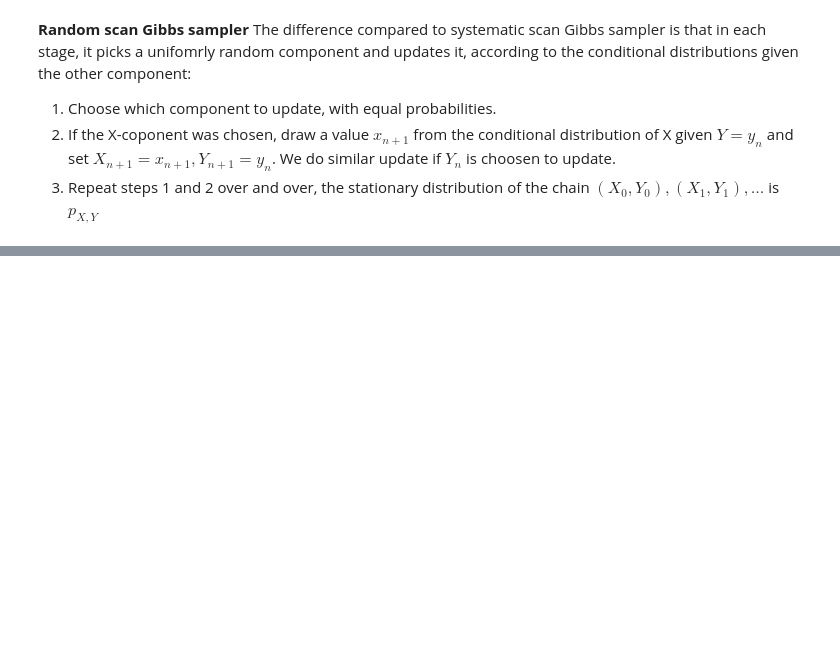
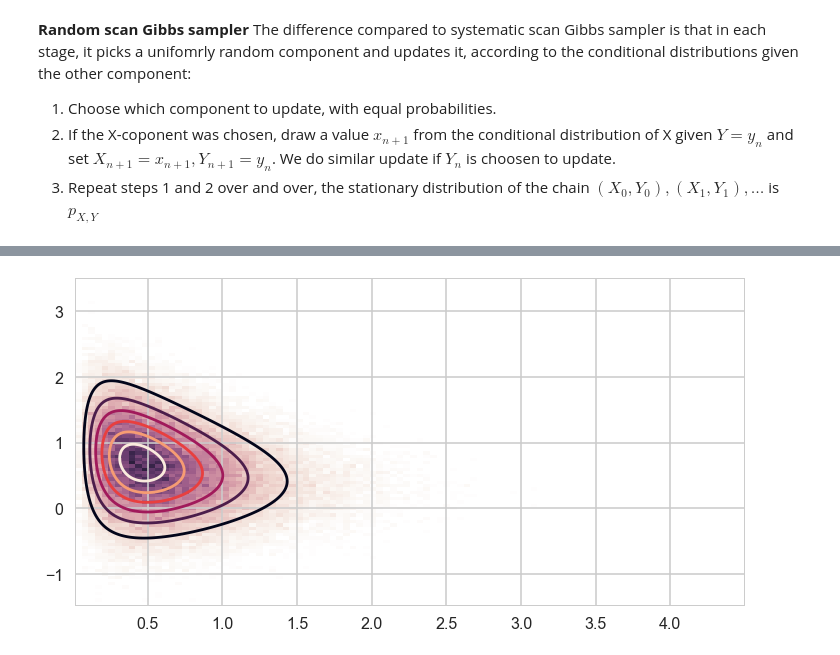
Before and after one commit to totucuong/bayes_data_analysis, a Jupyter notebook: notes/theory/sampling/MCMC_sampling_techniques.ipynb, the cells around one changed output, grey strips where cells are left out. Drawn from its saved outputs; the diff is of its cells as text; code cells hidden in the pictures; blank space fills up the shorter version.

```diff
--- a/notes/theory/sampling/MCMC_sampling_techniques.ipynb
+++ b/notes/theory/sampling/MCMC_sampling_techniques.ipynb
@@ -299,0 +321,29 @@ We illustrate Gibbs sampler in the context of bivariate $p(X,Y)$ and both $X, Y$
+# %%
+def ycond(x):
+    return norm.rvs(1/(1+x), scale=1.0/np.sqrt(2*(x+1)))
+# %%
+def gibbs(xgiveny_sample, ygivenx_sample, N, start = [0,0]):
+    x=start[0]
+    y=start[1]
+    samples=np.zeros((N+1, 2))
+    samples[0,0]=x
+    samples[0,1]=y
+
+    for i in range(1,N,2):
+        x=xgiveny_sample(y)
+        samples[i,0]=x
+        samples[i, 1]=y
+
+        y=ygivenx_sample(x)
+        samples[i+1,0]=x
+        samples[i+1,1]=y
+
+    return samples
+# %%
+out=gibbs(xcond, ycond, 100000)
+cmap = sns.cubehelix_palette(light=1, as_cmap=True)
+plt.hist2d(out[10000:,0],out[10000:,1], normed=True, bins=100, cmap=cmap)
+plt.contour(xx,yy,zz)
+plt.show()
+# %% [output]
+[figure, added]
```
Also changed, not shown: parts of 8 cells of this notebook, 3 other files.
